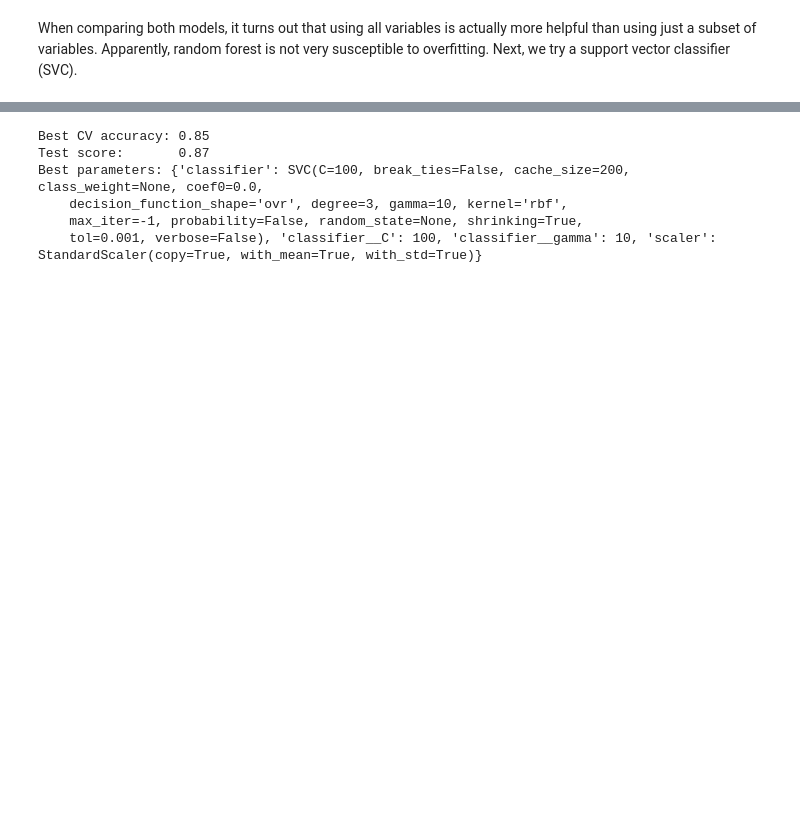
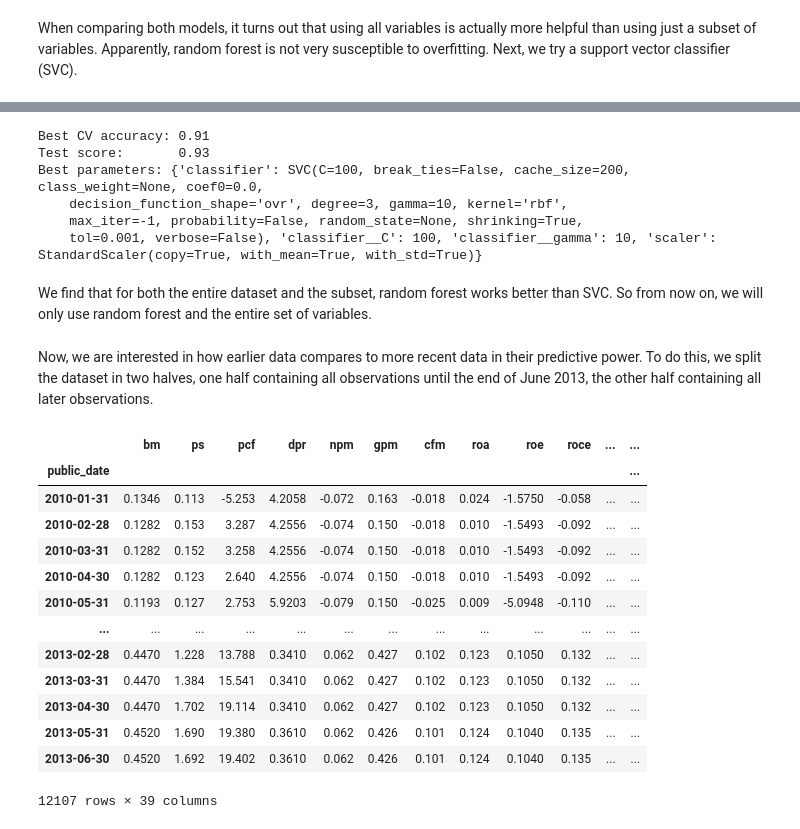
Before and after one commit to john-donnelly-1/ML-Group-3, a Jupyter notebook: current code doc.ipynb, the cells around one changed output, grey strips where cells are left out. Drawn from its saved outputs; the diff is of its cells as text; code cells hidden in the pictures; blank space fills up the shorter version.

```diff
--- a/current code doc.ipynb
+++ b/current code doc.ipynb
@@ -238,0 +181,2 @@ average = pd.DataFrame(data = average, columns = datwithlogs.columns.values)   #
+# %%
+imputed = imp.fit_transform(numerical_dat)
@@ -247,5 +195,7 @@ mi_imputed = pd.concat([mi_imputed, average.loc[:, 'ps':]], axis = 'columns')
+# %%
+imputed = pd.DataFrame(data = imputed, columns = numerical_dat.columns.values)
 # %% [markdown]
 Now that the missing data is imputed, we add public_date and splticrm to the data frame. As we do not need the observations with missing splticrm anymore, we delete them.
 # %%
-mi_imputed = pd.concat([mi_imputed, dat.loc[:, 'public_date'], dat.loc[:, 'splticrm']], axis = 'columns')
-mi_imputed = mi_imputed.dropna(axis = 'rows', how = 'any')
+imputed = pd.concat([imputed, dat.loc[:, 'public_date'], dat.loc[:, 'splticrm']], axis = 'columns')
+imputed = imputed.dropna(axis = 'rows', how = 'any')
@@ -399,19 +348,41 @@ param_grid = [{'scaler': [StandardScaler()],
                'classifier__C': [10, 100]}]
 
 # Run brute-force grid search
-gs = GridSearchCV(estimator=pipe,
-                  param_grid=param_grid,
-                  scoring='accuracy',
-                  cv=5, n_jobs=-1)
+gs = GridSearchCV(estimator=pipe, param_grid=param_grid, scoring='accuracy', cv=5, n_jobs=-1)
 gs = gs.fit(X_train, y_train)
 
 print('Best CV accuracy: {:.2f}'.format(gs.best_score_))
 print('Test score:       {:.2f}'.format(gs.score(X_test, y_test)))
 print('Best parameters: {}'.format(gs.best_params_))
 # %% [output]
-Best CV accuracy: 0.85
-Test score:       0.87
+Best CV accuracy: 0.91
+Test score:       0.93
 Best parameters: {'classifier': SVC(C=100, break_ties=False, cache_size=200, class_weight=None, coef0=0.0,
     decision_function_shape='ovr', degree=3, gamma=10, kernel='rbf',
     max_iter=-1, probability=False, random_state=None, shrinking=True,
     tol=0.001, verbose=False), 'classifier__C': 100, 'classifier__gamma': 10, 'scaler': StandardScaler(copy=True, with_mean=True, with_std=True)}
+# %% [markdown]
+We find that for both the entire dataset and the subset, random forest works better than SVC. So from now on, we will only use random forest and the entire set of variables.
+# %% [markdown]
+Now, we are interested in how earlier data compares to more recent data in their predictive power. To do this, we split the dataset in two halves, one half containing all observations until the end of June 2013, the other half containing all later observations.
+# %%
+firsthalf = imputed.set_index('public_date')
+firsthalf.sort_index()
+firsthalf = firsthalf.loc['20100131':'20130701']
+# %%
+firsthalf
+# %% [output]
+|  | bm | ps | pcf | dpr | npm | gpm | cfm | roa | roe | roce | ... | ... |
+| public_date |  |  |  |  |  |  |  |  |  |  |  | ... |
+| 2010-01-31 | 0.1346 | 0.113 | -5.253 | 4.2058 | -0.072 | 0.163 | -0.018 | 0.024 | -1.5750 | -0.058 | ... | ... |
+| 2010-02-28 | 0.1282 | 0.153 | 3.287 | 4.2556 | -0.074 | 0.150 | -0.018 | 0.010 | -1.5493 | -0.092 | ... | ... |
+| 2010-03-31 | 0.1282 | 0.152 | 3.258 | 4.2556 | -0.074 | 0.150 | -0.018 | 0.010 | -1.5493 | -0.092 | ... | ... |
+| 2010-04-30 | 0.1282 | 0.123 | 2.640 | 4.2556 | -0.074 | 0.150 | -0.018 | 0.010 | -1.5493 | -0.092 | ... | ... |
+| 2010-05-31 | 0.1193 | 0.127 | 2.753 | 5.9203 | -0.079 | 0.150 | -0.025 | 0.009 | -5.0948 | -0.110 | ... | ... |
+| ... | ... | ... | ... | ... | ... | ... | ... | ... | ... | ... | ... | ... |
+| 2013-02-28 | 0.4470 | 1.228 | 13.788 | 0.3410 | 0.062 | 0.427 | 0.102 | 0.123 | 0.1050 | 0.132 | ... | ... |
+| 2013-03-31 | 0.4470 | 1.384 | 15.541 | 0.3410 | 0.062 | 0.427 | 0.102 | 0.123 | 0.1050 | 0.132 | ... | ... |
+| 2013-04-30 | 0.4470 | 1.702 | 19.114 | 0.3410 | 0.062 | 0.427 | 0.102 | 0.123 | 0.1050 | 0.132 | ... | ... |
+| 2013-05-31 | 0.4520 | 1.690 | 19.380 | 0.3610 | 0.062 | 0.426 | 0.101 | 0.124 | 0.1040 | 0.135 | ... | ... |
+| 2013-06-30 | 0.4520 | 1.692 | 19.402 | 0.3610 | 0.062 | 0.426 | 0.101 | 0.124 | 0.1040 | 0.135 | ... | ... |
+12107 rows × 39 columns
```
Also changed, not shown: parts of 38 cells of this notebook.
